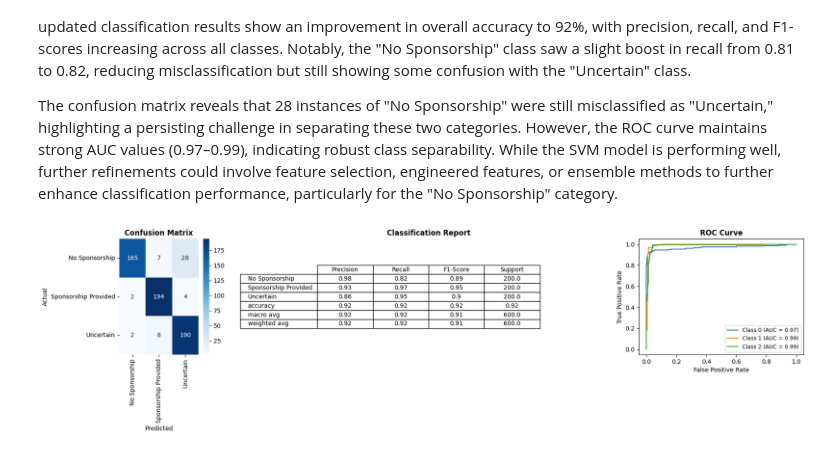
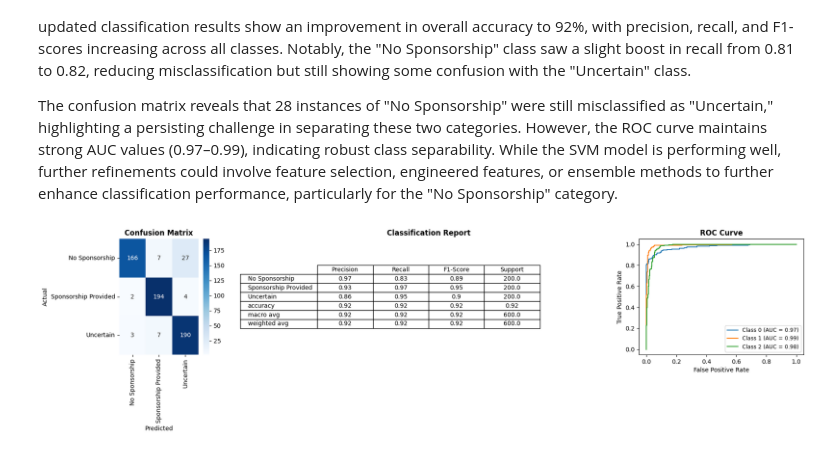
Before and after one commit to rsgGit/job-search, a Jupyter notebook: notebooks/text_classification_model.ipynb, the cells around one changed output. Cells and saved outputs as stored; diff of their text form; code cells hidden in the pictures.

```diff
--- a/notebooks/text_classification_model.ipynb
+++ b/notebooks/text_classification_model.ipynb
@@ -152,9 +157,16 @@ display_results(x_test, y_test, y_pred)
 The model demonstrates strong overall performance, achieving 90% accuracy with high precision and recall across most classes. However, there are more misclassifications than in the best performing Logistic Regression model, and moreover, the "No Sponsorship" category remains the most challenging to classify, with a recall of 0.81, indicating that 19% of these cases are misclassified—primarily as "Uncertain." The confusion matrix highlights this issue, showing that 30 instances of "No Sponsorship" were incorrectly labeled as "Uncertain," while only 8 were misclassified as "Sponsorship Provided." The ROC curve confirms strong class separability, with AUC values ranging from 0.97 to 0.99. Despite these promising results, further refinements are needed to enhance the model’s ability to correctly classify "No Sponsorship" cases. Potential improvements include fine-tuning hyperparameters such as C and gamma in SVM, and addressing class imbalance through enhanced weighting techniques or focal loss. These optimizations could help improve decision boundaries and reduce misclassification rates for the underrepresented category.
 # %%
 svm_model = SVC(cache_size=1000)
-param_grid_svm = {'C': [0.1, 1, 10], 'gamma':['scale', 'auto', 0.01, 0.1], 'kernel':['rbf', 'linear']}
-grid_search_svm = GridSearchCV(svm_model, cv=5, param_grid=param_grid_svm, n_jobs = -1)
-grid_search_svm.fit(x_train, y_train)
-print("Best Parameters:", grid_search_svm.best_params_)
-print("Best Score:", grid_search_svm.best_score_)
+svm_param_grid = {'C': [0.1, 1, 10], 'gamma':['scale', 'auto', 0.01, 0.1], 'kernel':['rbf', 'linear']}
+# grid_search_svm = GridSearchCV(svm_model, cv=5, param_grid=param_grid_svm)
+# grid_search_svm.fit(x_train, y_train)
+# print("Best Parameters:", grid_search_svm.best_params_)
+# print("Best Score:", grid_search_svm.best_score_)
+
+svm_random_search = RandomizedSearchCV(svm_model, svm_param_grid, n_iter=2000, cv=5, scoring='accuracy', n_jobs=-1, random_state=42)
+svm_random_search.fit(x_train, y_train)
+
+# Best parameters
+print("Best Parameters:", svm_random_search.best_params_)
+print("Best Score:", svm_random_search.best_score_)
 # %% [output]
@@ -162,4 +175,5 @@ KeyboardInterrupt:
 # %%
-svm_model = SVC(max_iter=2000, C=grid_search_svm.best_params_['C'], gamma=grid_search_svm.best_params_['gamma'], class_weight='balanced', kernel = 'rbf')
+svm_model = SVC(max_iter=2000, C=svm_random_search.best_params_['C'], gamma=svm_random_search.best_params_['gamma'], kernel=svm_random_search.best_params_['kernel'],  class_weight='balanced', probability=True)
 svm_model.fit(x_train, y_train)
-y_pred = svm_model.predict(x_test)
+svm_model_y_pred = svm_model.predict(x_test)
+svm_model_y_scores = svm_model.predict_proba(x_test)
@@ -170,7 +192,0 @@ display_results(x_test, y_test, y_pred)
-# %%
-random_search_svm = RandomizedSearchCV(svm_model, param_grid_svm, n_iter=2000, cv=5, scoring='accuracy', n_jobs=-1, random_state=42)
-random_search_svm.fit(x_train, y_train)
-
-# Best parameters
-print("Best Parameters:", random_search_svm.best_params_)
-print("Best Score:", random_search_svm.best_score_)
@@ -186,10 +195,11 @@ The optimization process using Randomized Search and Grid Search resulted in the
 
 The confusion matrix reveals that 28 instances of "No Sponsorship" were still misclassified as "Uncertain," highlighting a persisting challenge in separating these two categories. However, the ROC curve maintains strong AUC values (0.97–0.99), indicating robust class separability. While the SVM model is performing well, further refinements could involve feature selection, engineered features, or ensemble methods to further enhance classification performance, particularly for the "No Sponsorship" category.
 # %%
-svm_model = SVC(max_iter=2000, C=grid_search_svm.best_params_['C'], gamma=grid_search_svm.best_params_['gamma'], class_weight={0: 2, 1: 1, 1:1}, kernel = 'rbf')
+svm_model = SVC(max_iter=2000, C=svm_random_search.best_params_['C'], gamma=svm_random_search.best_params_['gamma'], kernel=svm_random_search.best_params_['kernel'], probability=True, class_weight={0: 2, 1: 1, 1:1})
 svm_model.fit(x_train, y_train)
-y_pred = svm_model.predict(x_test)
+svm_model_y_pred = svm_model.predict(x_test)
+svm_model_y_scores = svm_model.predict_proba(x_test) = svm_model.predict_proba(x_test)
 # %%
-display_results(x_test, y_test, y_pred)
+display_results(svm_model_y_scores, y_test, svm_model_y_pred)
 # %% [output]
-[figure, old version]
+[figure, new version]
```
Also changed, not shown: parts of 17 cells of this notebook.
